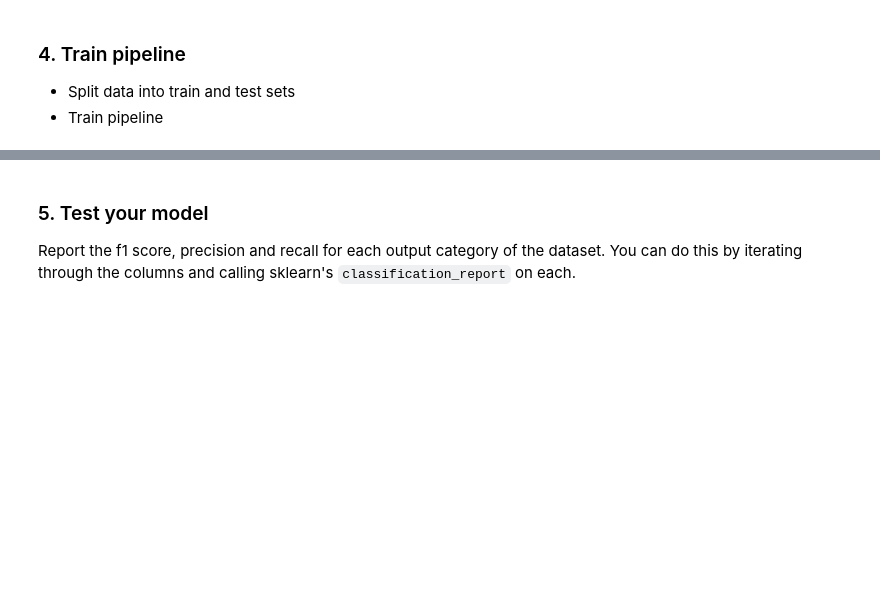
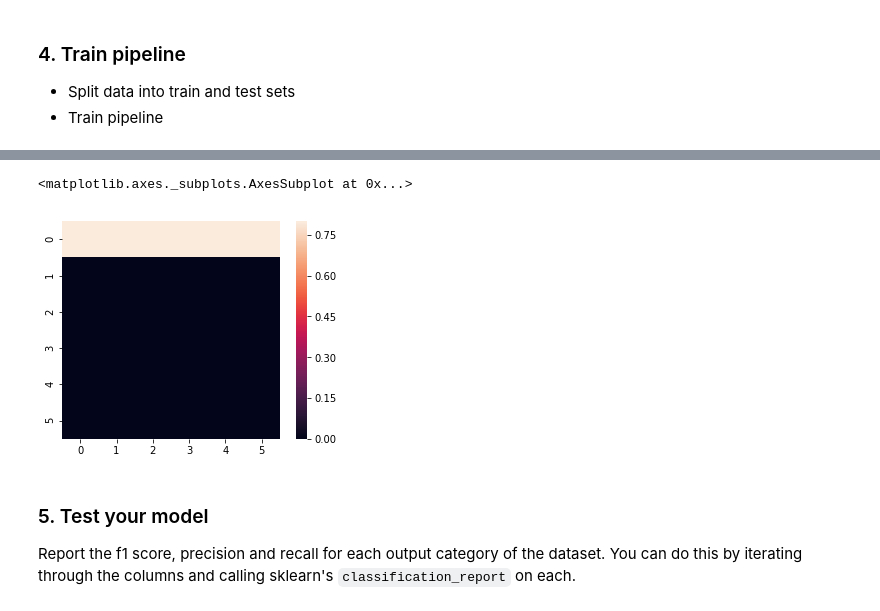
Before and after one commit to bwenner/DisasterResponsePipeline, a Jupyter notebook: ML Pipeline Preparation.ipynb, the cells around one changed output, grey strips where cells are left out. Drawn from its saved outputs; the diff is of its cells as text; code cells hidden in the pictures; blank space fills up the shorter version.

```diff
--- a/ML Pipeline Preparation.ipynb
+++ b/ML Pipeline Preparation.ipynb
@@ -386,3 +319,8 @@ ValueError: Found input variables with inconsistent numbers of samples: [1, 1835
+# %%
+sns.heatmap(confusion_matrix(yTest.values.argmax(axis=1), yPred.argmax(axis=1)), vmax = 0.8, square = True)
+# %% [output]
+<matplotlib.axes._subplots.AxesSubplot at 0x...>
+[figure, added]
 # %% [markdown]
 ### 5. Test your model
 Report the f1 score, precision and recall for each output category of the dataset. You can do this by iterating through the columns and calling sklearn's `classification_report` on each.
```
Also changed, not shown: parts of 41 cells of this notebook, 1 other file.
